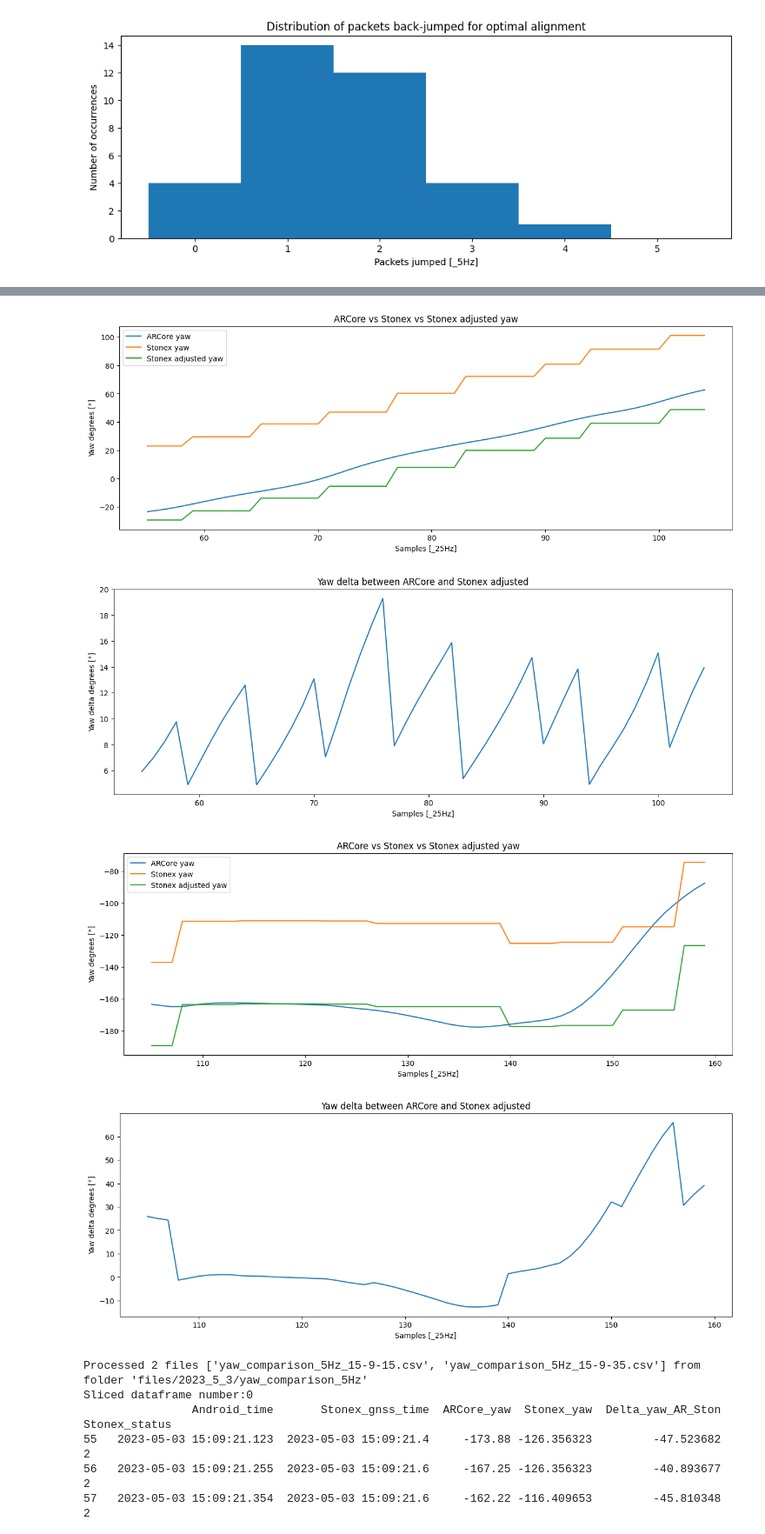
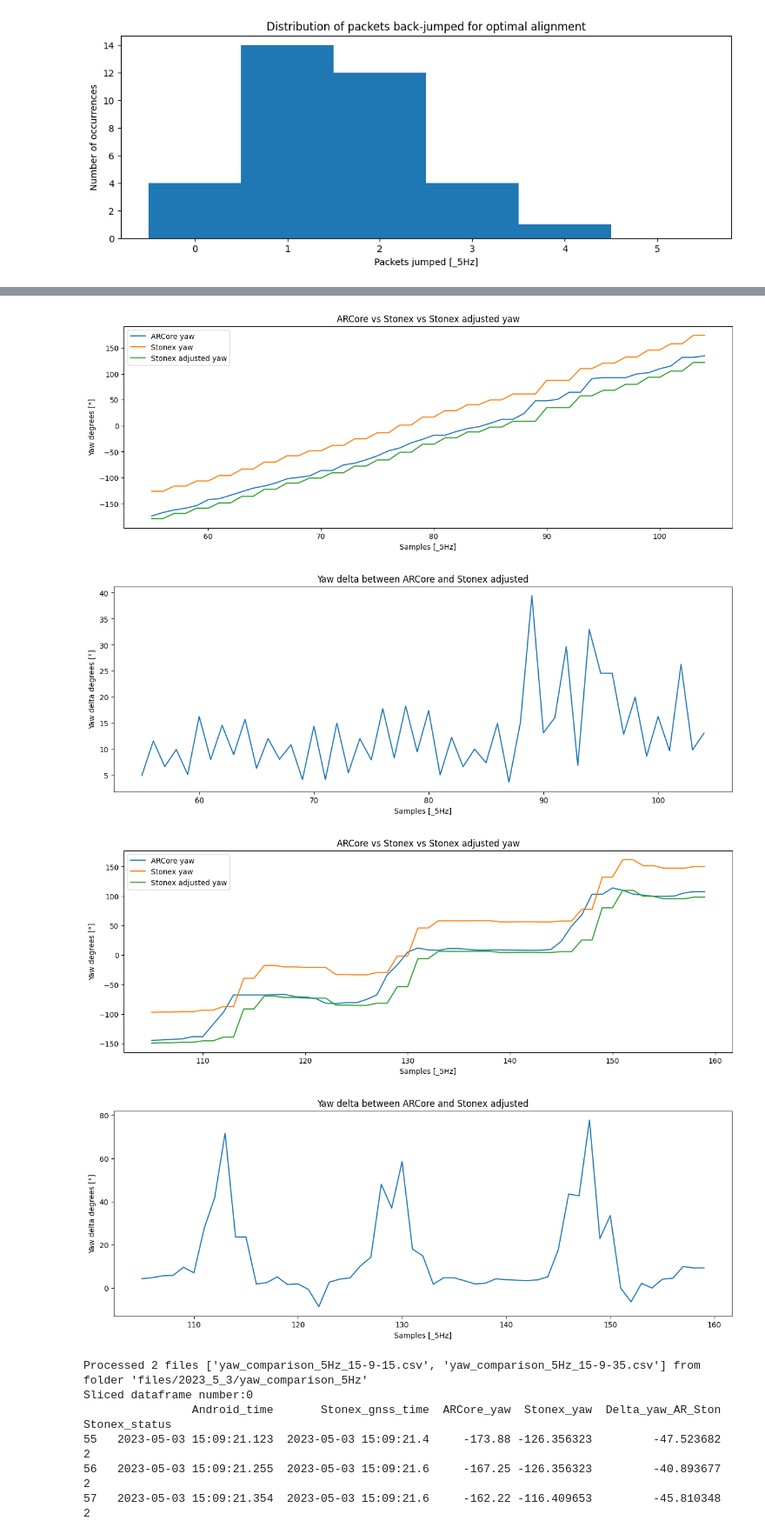
Before and after one commit to KevinDepedri/Spatial-Temporal-Calibration-for-Outdoor-Location-Based-Augmented-Reality, a Jupyter notebook: temporal_calibration/yaw_data_processing.ipynb, the cells around one changed output, grey strips where cells are left out. Shown at 87% size. Drawn from its saved outputs; the diff is of its cells as text; code cells hidden in the pictures.

```diff
--- a/temporal_calibration/yaw_data_processing.ipynb
+++ b/temporal_calibration/yaw_data_processing.ipynb
@@ -403,5 +409,5 @@ Sliced dataframe number:0
 # %%
-plot_yaw_charts_of_the_day("files/2023_5_3", "_25Hz", [[(55, 105)], [(105, 160)]], True)
+plot_yaw_charts_of_the_day("files/2023_5_3", "_5Hz", [[(55, 105)], [(105, 160)]], True) #TODO: Fix and use the automatic range here
 # %% [output]
 Original input dataframe number:0
                 Android_time       Stonex_gnss_time  ARCore_yaw  Stonex_yaw  Delta_yaw_AR_Ston  Stonex_status
@@ -423,5 +429,5 @@ Processed 2 files ['yaw_comparison_25Hz_15-9-15.csv', 'yaw_comparison_25Hz_15-9-
-[figure, old version]
+[figure, new version]
-[figure, old version]
+[figure, new version]
-[figure, old version]
+[figure, new version]
-[figure, old version]
+[figure, new version]
 # %%
```
Also changed, not shown: parts of 25 cells of this notebook, 3 other files.
